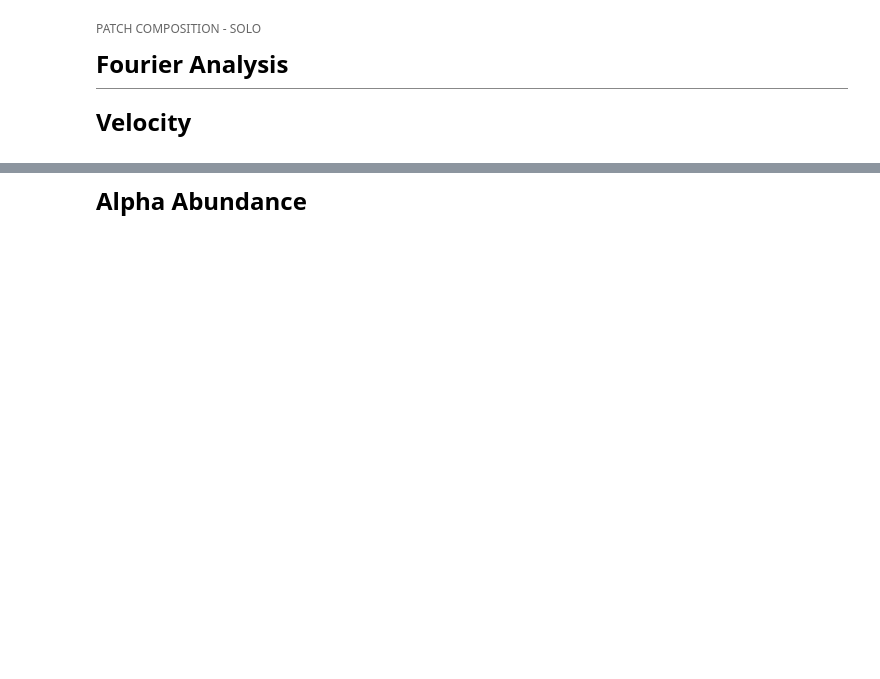
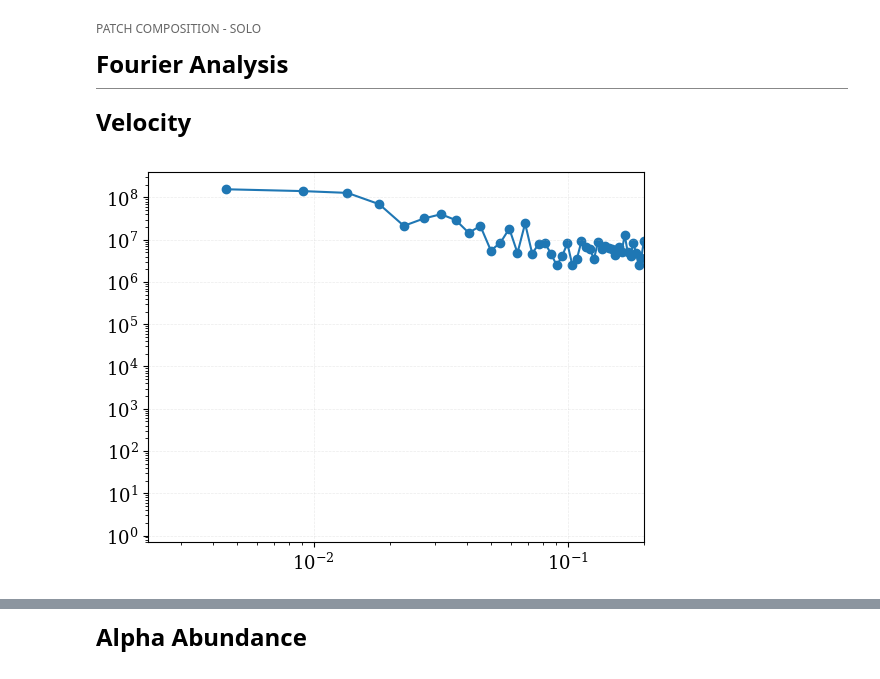
Before and after one commit to TristanVrg/patch-composition, a Jupyter notebook: patch-solo.ipynb, the cells around one changed output, grey strips where cells are left out. Drawn from its saved outputs; the diff is of its cells as text; code cells hidden in the pictures; blank space fills up the shorter version.

```diff
--- a/patch-solo.ipynb
+++ b/patch-solo.ipynb
@@ -192,3 +224,25 @@ Fourier Analysis
     margin: 0;
 ">
 Velocity
+# %%
+data_solo['Vp_r'] = data_solo['Vp_r'].fillna(data_solo['Vp_r'].mean())
+
+# --- Regular sampling ---
+s_solo_new = np.linspace(0, max(s_solo_deg), int(max(s_solo_deg)/min(np.diff(s_solo_deg))))
+
+v_r_interp = interp1d(s_solo_deg, data_solo['Vp_r'], kind='linear', bounds_error=False, fill_value="extrapolate")
+v_r_new = v_r_interp(s_solo_new)
+# %%
+# --- velocity
+ds_vr = np.mean(np.diff(s_solo_new))
+
+fft_vr  = np.fft.rfft(v_r_new)
+freq_vr = np.fft.rfftfreq(len(v_r_new), d=ds_vr)
+
+plt.loglog(freq_vr[1:], np.abs(fft_vr[1:]))
+plt.scatter(freq_vr[1:], np.abs(fft_vr[1:]))
+# plt.axvline(1e-1, color="orange")
+plt.xlim(None, 2e-1)
+plt.show()
+# %% [output]
+[figure, added]
```
Also changed, not shown: parts of 5 cells of this notebook, 1 other file.
